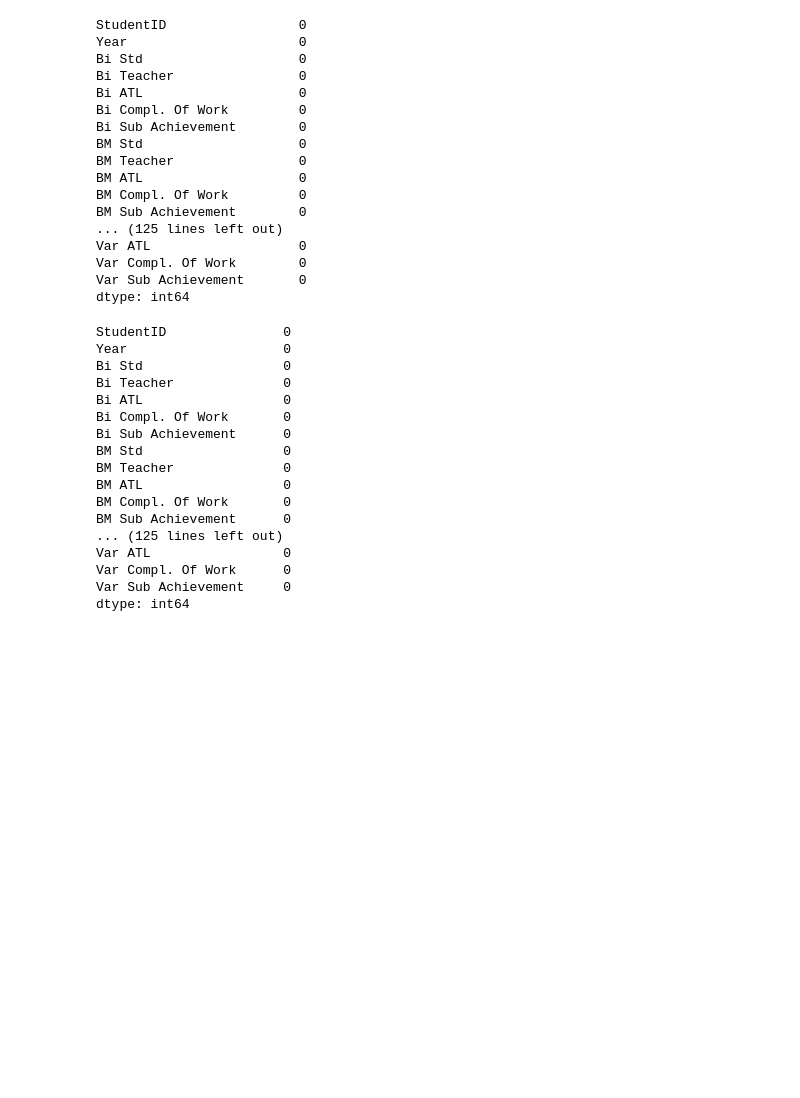
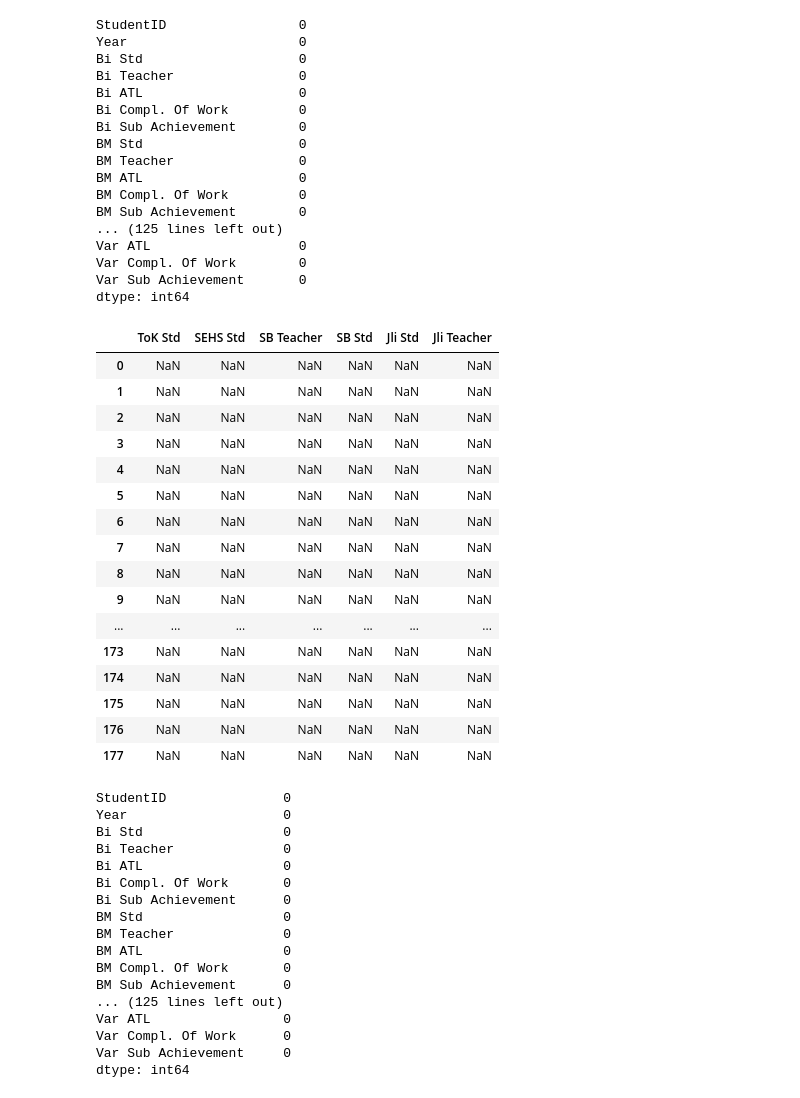
Before and after one commit to siti-alawiyah/ibresultprediction, a Jupyter notebook: Exploratory_Data_Analysis_1.0.ipynb, the cells around one changed output. Drawn from its saved outputs; the diff is of its cells as text; code cells hidden in the pictures; blank space fills up the shorter version.

```diff
--- a/Exploratory_Data_Analysis_1.0.ipynb
+++ b/Exploratory_Data_Analysis_1.0.ipynb
@@ -410,12 +315,28 @@ Var ATL                   0
 Var Compl. Of Work        0
 Var Sub Achievement       0
 dtype: int64
-# %%
-# fill 0 in predicted grade, actual grade, scaled total as the student did not take the subject
-
-df17['Predicted Grade'].fillna(0,inplace=True)
-df17['Actual Grade'].fillna(0,inplace=True)
-df17['Scaled Total'].fillna(0,inplace=True)
+# %%
+# check the columns for the remaining missing values
+
+df17[['ToK Std','SEHS Std','SB Teacher','SB Std','Jli Std','Jli Teacher']]
+# %% [output]
+|  | ToK Std | SEHS Std | SB Teacher | SB Std | Jli Std | Jli Teacher |
+| 0 | NaN | NaN | NaN | NaN | NaN | NaN |
+| 1 | NaN | NaN | NaN | NaN | NaN | NaN |
+| 2 | NaN | NaN | NaN | NaN | NaN | NaN |
+| 3 | NaN | NaN | NaN | NaN | NaN | NaN |
+| 4 | NaN | NaN | NaN | NaN | NaN | NaN |
+| 5 | NaN | NaN | NaN | NaN | NaN | NaN |
+| 6 | NaN | NaN | NaN | NaN | NaN | NaN |
+| 7 | NaN | NaN | NaN | NaN | NaN | NaN |
+| 8 | NaN | NaN | NaN | NaN | NaN | NaN |
+| 9 | NaN | NaN | NaN | NaN | NaN | NaN |
+| ... | ... | ... | ... | ... | ... | ... |
+| 173 | NaN | NaN | NaN | NaN | NaN | NaN |
+| 174 | NaN | NaN | NaN | NaN | NaN | NaN |
+| 175 | NaN | NaN | NaN | NaN | NaN | NaN |
+| 176 | NaN | NaN | NaN | NaN | NaN | NaN |
+| 177 | NaN | NaN | NaN | NaN | NaN | NaN |
 # %%
 # since the rest of the missing values are from std or teacher, fill the missing value with NA
 
```
Also changed, not shown: parts of 51 cells of this notebook.
